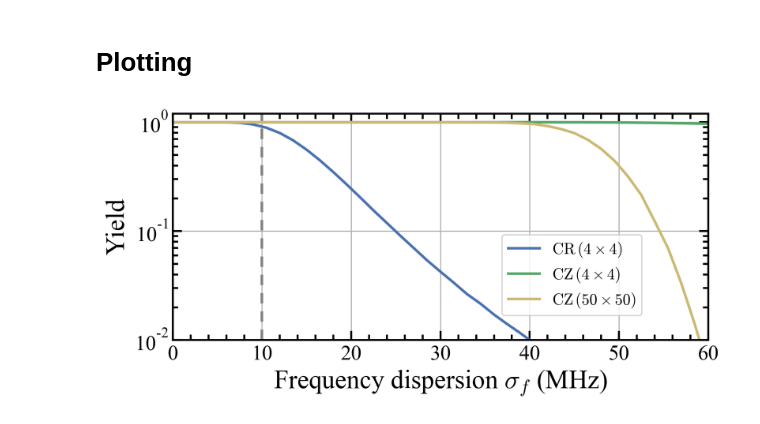
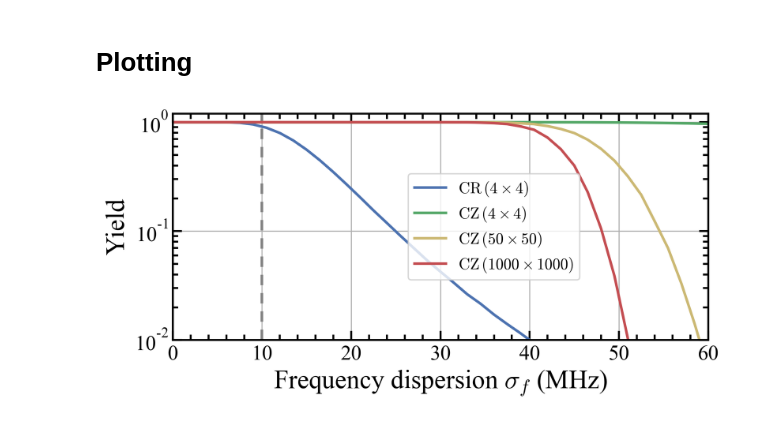
Before and after one commit to qnl/Fluxonium_berkeley, a Jupyter notebook: Notebooks/Yield.ipynb, the cells around one changed output. Drawn from its saved outputs; the diff is of its cells as text; code cells hidden in the pictures.

```diff
--- a/Notebooks/Yield.ipynb
+++ b/Notebooks/Yield.ipynb
@@ -31,28 +31,29 @@ figpath = '/Users/longnguyen/Google Drive/LBL Research/Illustration/HCF paper/'
 # %%
 data_CR = np.load(figpath+"square_4x4_CR.npz")
 data_CZ = np.load(figpath+"square_4x4_CZ.npz")
 # initialization the plot
 fig, ax = plt.subplots( figsize=(7, 3.5))
 
 ax.plot(data_CR["sigma"]*1e3, data_CR["y"], label=r'$\mathrm{CR}\, (4 \times 4)$', color = 'C0')
 ax.plot(data_CZ["sigma"]*1e3, data_CZ["y"], label=r'$\mathrm{CZ}\, (4 \times 4)$', color = 'C1')
 ax.plot(data_CZ["sigma"]*1e3, data_CZ["y"]**(2500/16), label=r'$\mathrm{CZ}\, (50 \times 50)$', color = 'C4')
+ax.plot(data_CZ["sigma"]*1e3, data_CZ["y"]**(10000/16), label=r'$\mathrm{CZ}\, (1000 \times 1000)$', color = 'C2')
 
 ax.axvline(10, ls='--', color='Gray')
 # ax.axvline(50, ls='--', color='Gray', label = r"JM. Kreikebaum $\it{et~al.}$")
 
 # Legend and labels
 ax.set_ylabel(f'Yield')
 ax.set_xlabel('Frequency dispersion $\sigma_f$ (MHz)')
 ax.set_xlim([0, 60])
 ax.set_yscale('log')
 # ax.set_title('Yield for collision free sample')
 ax.legend(ncol=1, fontsize=12, loc='best',bbox_to_anchor=(0.6,0.5))
 
 ax.set_ylim(1e-2, 1.2)
 ax.grid()
 plt.tight_layout()
-figname = 'yield.pdf'
-plt.savefig(figpath+figname)
+# figname = 'yield.pdf'
+# plt.savefig(figpath+figname)
 # %% [output]
-[figure, old version]
+[figure, new version]
```
Also changed, not shown: 3 other files.
